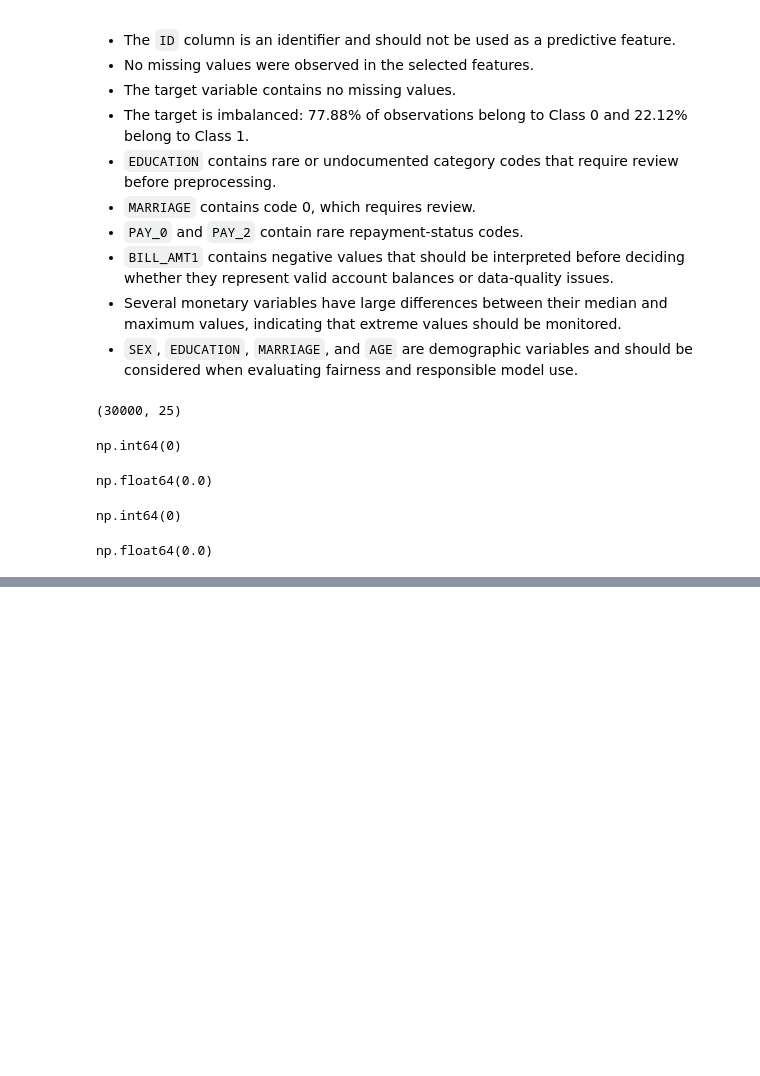
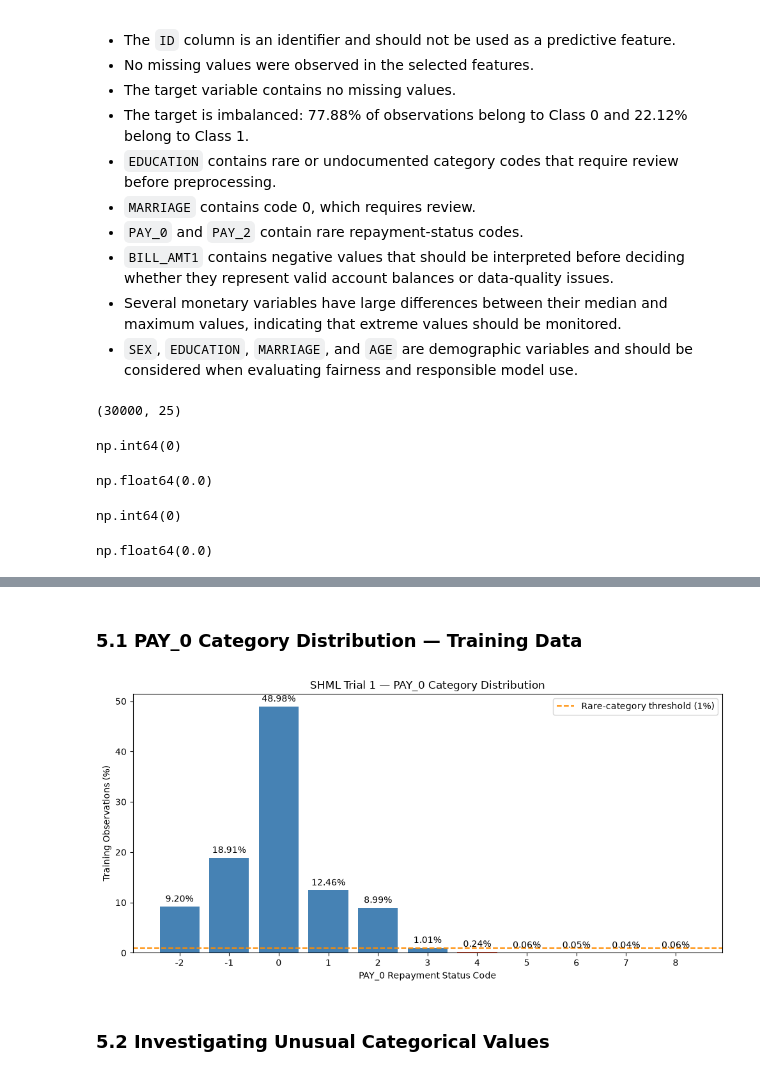
Before and after one commit to divyakapoor23/SHML, a Jupyter notebook: Phase2.ipynb, the cells around one changed output, grey strips where cells are left out. Cells and saved outputs as stored; diff of their text form; code cells hidden in the pictures; blank space fills up the shorter version.

```diff
--- a/Phase2.ipynb
+++ b/Phase2.ipynb
@@ -242,0 +948,45 @@ np.float64(0.0)
+# %% [markdown]
+### 5.1 PAY_0 Category Distribution — Training Data
+# %%
+import matplotlib.pyplot as plt
+
+pay0_percentages = (
+    X_train["PAY_0"]
+    .value_counts(normalize=True)
+    .sort_index() * 100
+)
+
+fig, ax = plt.subplots(figsize=(10, 5))
+
+colors = [
+    "tomato" if percentage < 1 else "steelblue"
+    for percentage in pay0_percentages
+]
+
+bars = ax.bar(
+    pay0_percentages.index.astype(str),
+    pay0_percentages.values,
+    color=colors
+)
+
+ax.axhline(
+    1,
+    color="darkorange",
+    linestyle="--",
+    label="Rare-category threshold (1%)"
+)
+
+ax.set_xlabel("PAY_0 Repayment Status Code")
+ax.set_ylabel("Training Observations (%)")
+ax.set_title("SHML Trial 1 — PAY_0 Category Distribution")
+ax.legend()
+
+ax.bar_label(bars, fmt="%.2f%%", padding=3)
+
+plt.tight_layout()
+plt.show()
+plt.close(fig)
+# %% [output]
+[figure, added]
+# %% [markdown]
+### 5.2 Investigating Unusual Categorical Values
```
Also changed, not shown: parts of 37 cells of this notebook, 4 other files.
